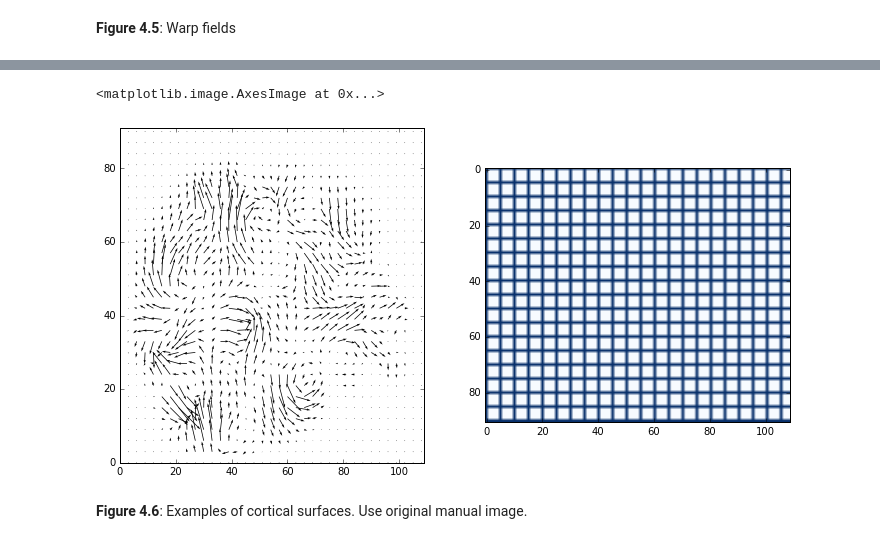
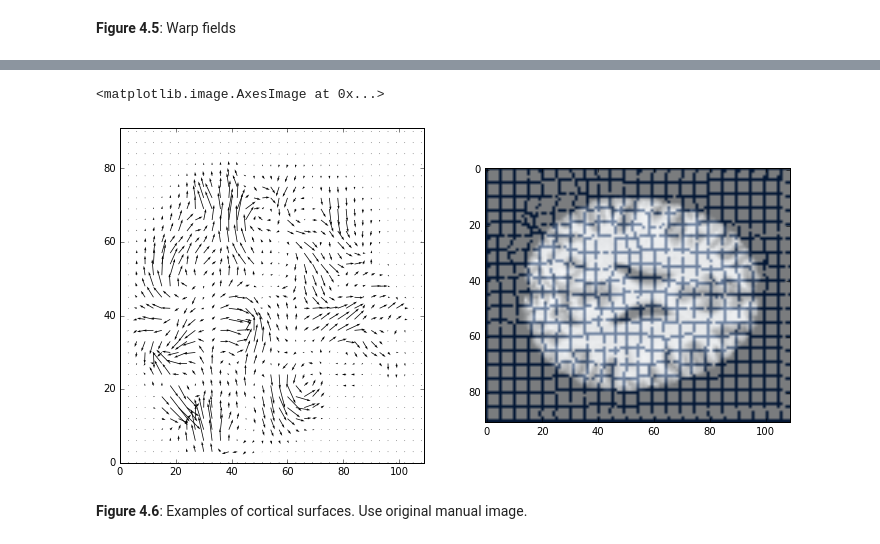
Before and after one commit to poldrack/fmri-handbook-2e-code, a Jupyter notebook: notebooks/Chapter4-SpatialNormalization/Chapter4-SpatialNormalization.ipynb, the cells around one changed output, grey strips where cells are left out. Cells and saved outputs as stored; diff of their text form; code cells hidden in the pictures.

Commit message:
warped grid still broken

```diff
--- a/notebooks/Chapter4-SpatialNormalization/Chapter4-SpatialNormalization.ipynb
+++ b/notebooks/Chapter4-SpatialNormalization/Chapter4-SpatialNormalization.ipynb
@@ -152,38 +152,41 @@ ax = plt.subplot2grid((1,2), (0,0))
 
 ax.quiver(X[::3, ::3],Y[::3, ::3],warpslice[...,0][::3, ::3],warpslice[...,1][::3, ::3],
           color='black')
 ax.axis([0,109,0,91])
 
-# TBD: create warped grid
+# TBD: create warped grid - hoping that the ANTs tool starts working so I don't have
+# to do it by hand
+
 grid=numpy.ones(warpslice.shape[:2])
 for i in range(0,91,5):
     grid[i,:]=0
 for j in range(0,109,5):
     grid[:,j]=0
 
 ax = plt.subplot2grid((1,2), (0,1))
 
 
 warpedgrid=numpy.zeros(grid.shape)
 gridspots=numpy.where(grid<1)
 gridwarp=warpslice[gridspots]
 
 newgridspots=(numpy.zeros(gridspots[0].shape).astype('int'),numpy.zeros(gridspots[1].shape).astype('int'))
 for i in range(len(gridspots[0])):
     x=gridspots[0][i]
     y=gridspots[1][i]
-    newgridspots[0][i]=x
-    newgridspots[1][i]=y
+    newgridspots[0][i]=x+warpslice[x,y,0]
+    newgridspots[1][i]=y+warpslice[x,y,1]
 
 
 
 
 warpedgrid[newgridspots]=1
 ax.imshow(warpedimg[:,:,slicenum],cmap='gray')
-ax.imshow(warpedgrid,cmap='Blues')
+#ax.contour(warpedgrid,levels=[.5])
+plt.imshow(warpedgrid,alpha=0.5,cmap='Blues')
 # %% [output]
 <matplotlib.image.AxesImage at 0x...>
-[figure, old version]
+[figure, new version]
 # %% [markdown]
 __Figure 4.6__: Examples of cortical surfaces. Use original manual image.
 # %%
```
